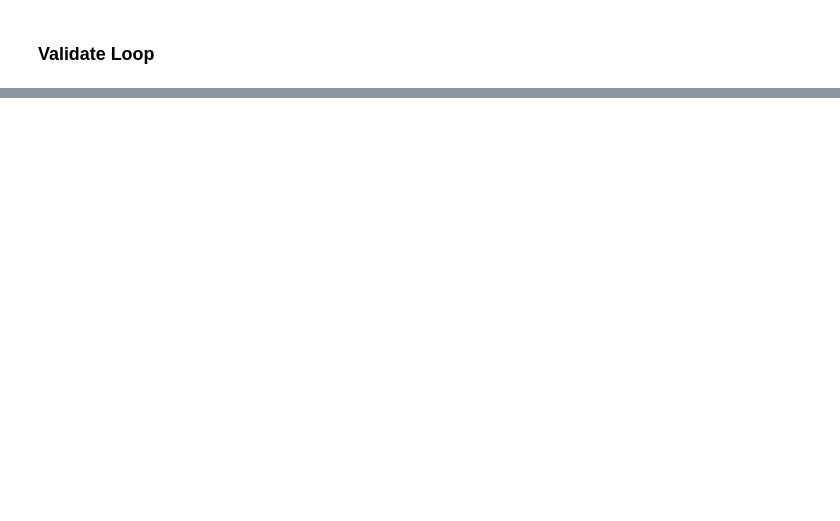
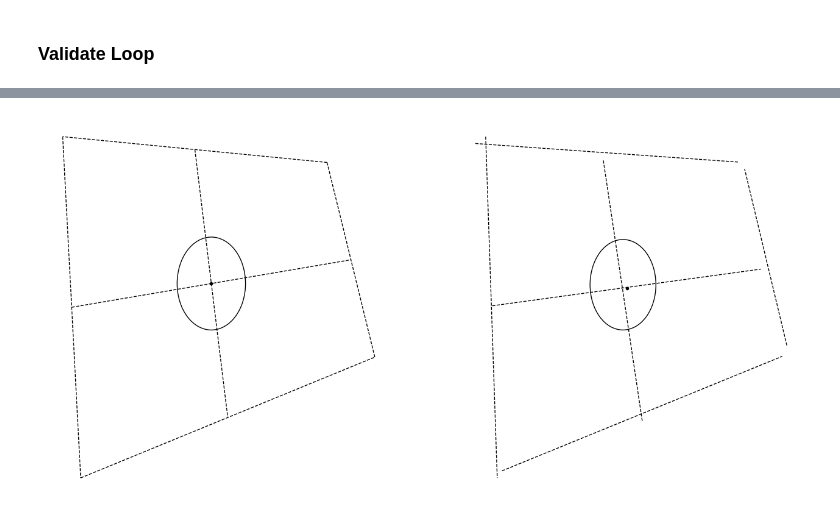
Before and after one commit to Sathware/SketchDNN, a Jupyter notebook: diffusion_gumbel.ipynb, the cells around one changed output, grey strips where cells are left out. Cells and saved outputs as stored; diff of their text form; code cells hidden in the pictures; blank space fills up the shorter version.

```diff
--- a/diffusion_gumbel.ipynb
+++ b/diffusion_gumbel.ipynb
@@ -1146,0 +1546,22 @@ plt.close()
+# %%
+gpu_id = 0
+
+sampler = Sampler(gpu_id)
+vae = GVAE(gpu_id)
+sharpener = Sharpener(gpu_id)
+
+# model.load_state_dict(torch.load("model_checkpoint_gaussdiff_ddp_Adam_32tflayers.pth"))
+# Load the original saved file with DataParallel
+sampler_state_dict = torch.load('model_checkpoint_sampler_ddp_Adam_depth_32_1.pth')
+vae_state_dict = torch.load('checkpoints/model_checkpoint_gvae_ddp_Adam_mse-25_kld-.001_16layers16heads256hiddenencoder_16layers16heads256hiddendecoder_embedim1024_tempnodedim128_relu_after_node_layernorm.pth')
+sharpener_state_dict = torch.load('model_checkpoint_sharpener_ddp_Adam_16tflayers.pth')
+
+
+# Load the parameters into your model and freeze
+sampler.load_state_dict(DDP_to_normal(sampler_state_dict))
+vae.load_state_dict(DDP_to_normal(vae_state_dict))
+sharpener.load_state_dict(DDP_to_normal(sharpener_state_dict))
+
+freeze_model(sampler)
+freeze_model(vae)
+freeze_model(sharpener)
@@ -1146,0 +1622,14 @@ plt.close()
+# %%
+embedding_dataset = torch.load("embedding_dataset.pth")
+dataset = SketchDataset(root="data/")
+# %%
+graph_id = 0
+mean = embedding_dataset[0][graph_id].unsqueeze(0).to(gpu_id)
+
+nodes, edges = vae.decoder(mean)
+
+fig, axes = plt.subplots(nrows = 1, ncols = 2, figsize=(16, 8))
+SketchDataset.render_graph(dataset.nodes[graph_id], dataset.edges[graph_id], axes[0])
+SketchDataset.render_graph(nodes[0], edges[0], axes[1])
+# %% [output]
+[figure, added]
```
Also changed, not shown: parts of 36 cells of this notebook, 19 other files.
